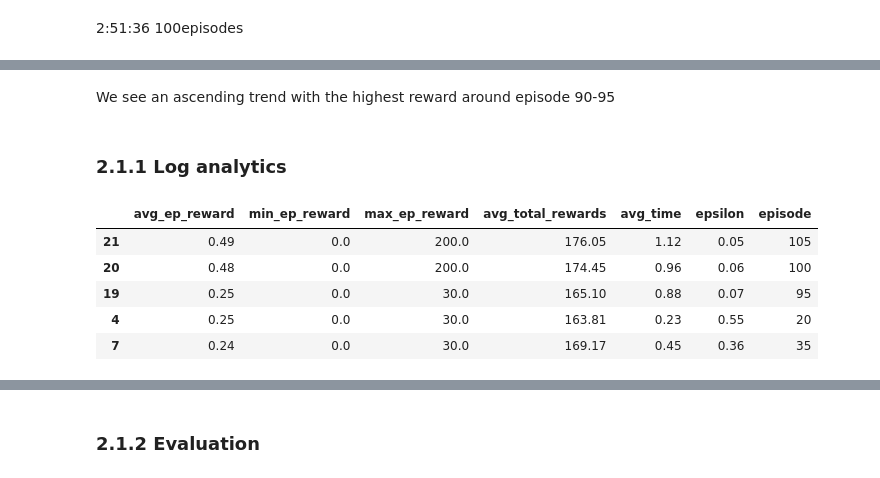
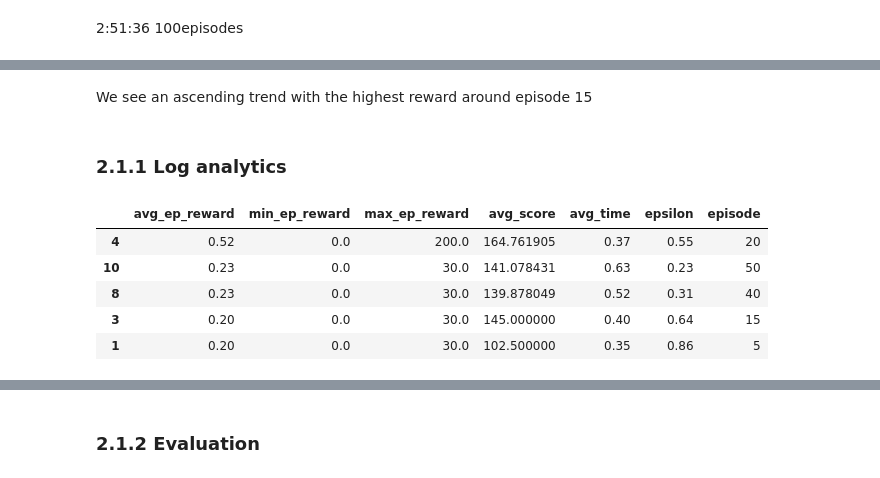
Before and after one commit to 4rn3/rl_school_project, a Jupyter notebook: space_invaders.ipynb, the cells around one changed output, grey strips where cells are left out. Drawn from its saved outputs; the diff is of its cells as text; code cells hidden in the pictures.

```diff
--- a/space_invaders.ipynb
+++ b/space_invaders.ipynb
@@ -250,14 +268,15 @@ plot_res(Total_rewards,'DQN_train2')
 # %% [markdown]
-<p>We see an ascending trend with the highest reward around episode 90-95</p>
+<p>We see an ascending trend with the highest reward around episode 15</p>
 # %% [markdown]
 ### 2.1.1 Log analytics
 # %%
-dqn_df = pd.read_csv('./logs/DQN_logs/DQN.csv')
-dqn_df.sort_values(by=["avg_ep_reward","max_ep_reward","avg_total_rewards"], ascending=False).head(5)
+#Highest average rewards
+dqn_df = pd.read_csv('./logs/DQN_logs/DQN2.csv')
+dqn_df.sort_values(by=["avg_ep_reward", "avg_score", "max_ep_reward"], ascending=False).head(5)
 # %% [output]
-|  | avg_ep_reward | min_ep_reward | max_ep_reward | avg_total_rewards | avg_time | epsilon | episode |
-| 21 | 0.49 | 0.0 | 200.0 | 176.05 | 1.12 | 0.05 | 105 |
-| 20 | 0.48 | 0.0 | 200.0 | 174.45 | 0.96 | 0.06 | 100 |
-| 19 | 0.25 | 0.0 | 30.0 | 165.10 | 0.88 | 0.07 | 95 |
-| 4 | 0.25 | 0.0 | 30.0 | 163.81 | 0.23 | 0.55 | 20 |
-| 7 | 0.24 | 0.0 | 30.0 | 169.17 | 0.45 | 0.36 | 35 |
+|  | avg_ep_reward | min_ep_reward | max_ep_reward | avg_score | avg_time | epsilon | episode |
+| 4 | 0.52 | 0.0 | 200.0 | 164.761905 | 0.37 | 0.55 | 20 |
+| 10 | 0.23 | 0.0 | 30.0 | 141.078431 | 0.63 | 0.23 | 50 |
+| 8 | 0.23 | 0.0 | 30.0 | 139.878049 | 0.52 | 0.31 | 40 |
+| 3 | 0.20 | 0.0 | 30.0 | 145.000000 | 0.40 | 0.64 | 15 |
+| 1 | 0.20 | 0.0 | 30.0 | 102.500000 | 0.35 | 0.86 | 5 |
```
Also changed, not shown: parts of 17 cells of this notebook.
